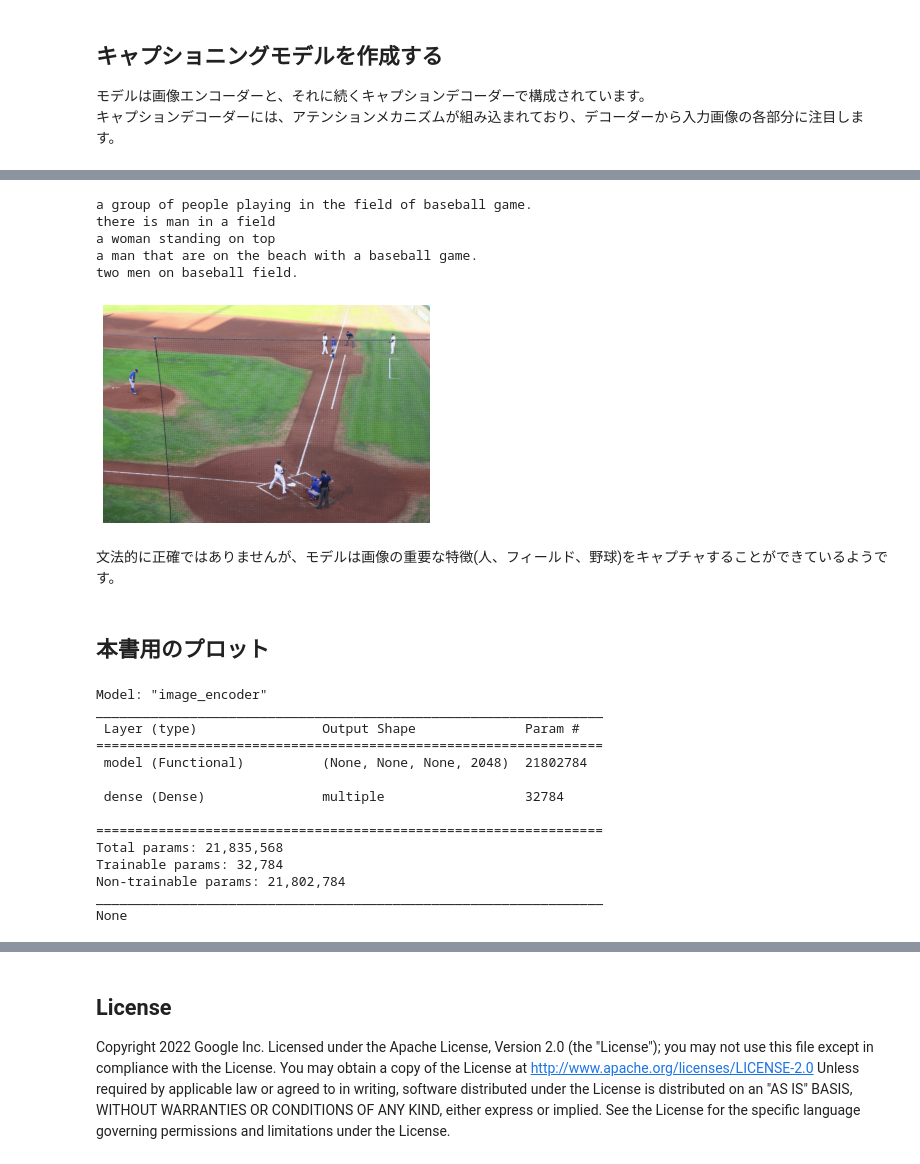
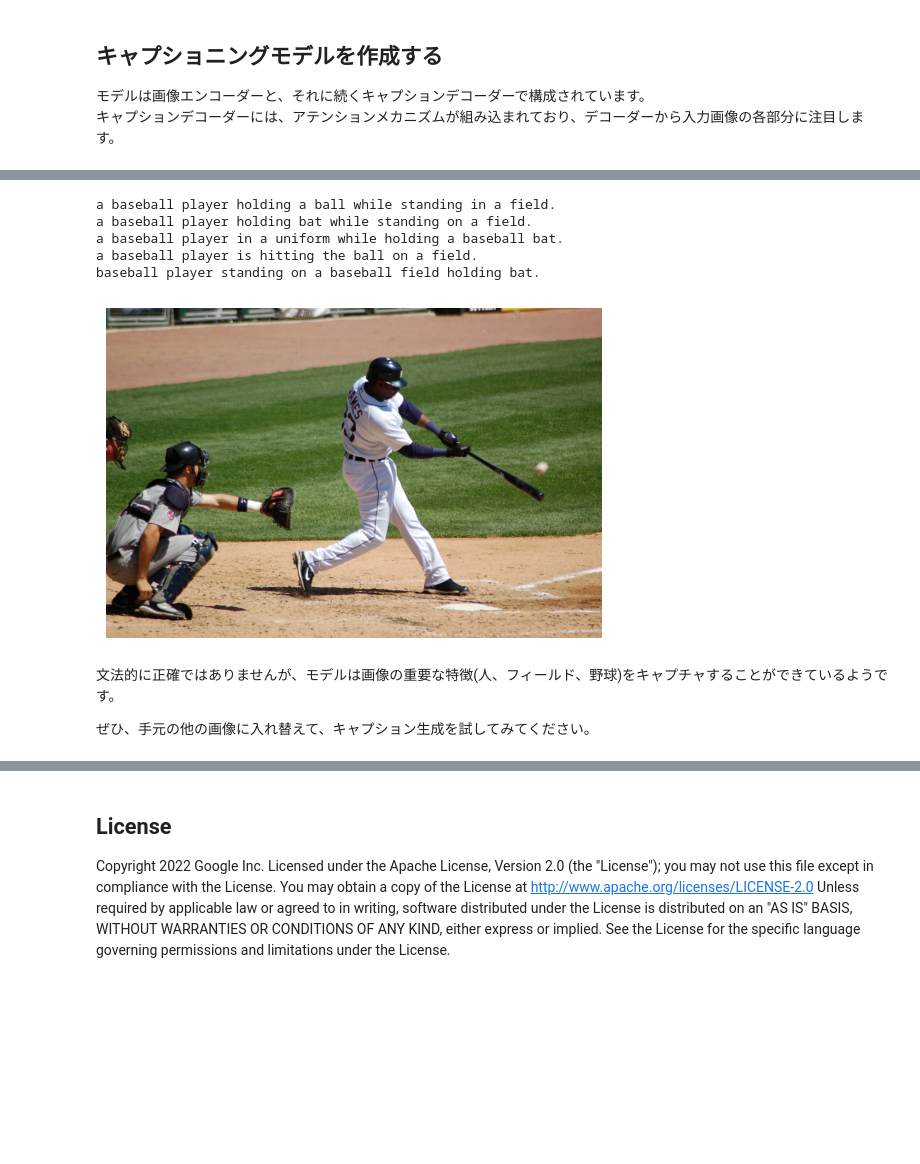
Before and after one commit to takumiohym/practical-ml-vision-book-ja, a Jupyter notebook: 12_generation/12e_image_captioning.ipynb, the cells around one changed output, grey strips where cells are left out. Saved outputs shown, nothing was run; the diff lists cells and outputs as text; code cells hidden in the pictures; blank space fills up the shorter version.

Commit message:
Overhauled image captioning notebook

```diff
--- a/12_generation/12e_image_captioning.ipynb
+++ b/12_generation/12e_image_captioning.ipynb
@@ -467,0 +306,13 @@ plt.plot(loss_plot);
+# %%
+FEATURE_EXTRACTOR.trainable = False
+
+image_input = Input(shape=(IMG_HEIGHT, IMG_WIDTH, IMG_CHANNELS))
+image_features = FEATURE_EXTRACTOR(image_input)
+
+x = Reshape((FEATURES_SHAPE[0] * FEATURES_SHAPE[1], FEATURES_SHAPE[2]))(
+    image_features
+)
+encoder_output = Dense(ATTENTION_DIM, activation="relu")(x)
+# %%
+encoder = tf.keras.Model(inputs=image_input, outputs=encoder_output)
+encoder.summary()
@@ -467,0 +447,18 @@ plt.plot(loss_plot);
+# %%
+gru_state_input = Input(shape=(ATTENTION_DIM), name="gru_state_input")
+
+# Reuse trained GRU, but update it so that it can receive states.
+gru_output, gru_state = decoder_gru(embed_x, initial_state=gru_state_input)
+
+# Reuse other layers as well
+context_vector = decoder_atention([gru_output, encoder_output])
+addition_output = Add()([gru_output, context_vector])
+layer_norm_output = layer_norm(addition_output)
+
+decoder_output = decoder_output_dense(layer_norm_output)
+
+# Define prediction Model with state input and output
+decoder_pred_model = tf.keras.Model(
+    inputs=[word_input, gru_state_input, encoder_output],
+    outputs=[decoder_output, gru_state],
+)
@@ -519,36 +508,21 @@ def predict_caption(filename):
 # %%
-filename="gs://practical-ml-vision-book/images/redhawks_game.jpg"
+filename="./sample_images/baseball.jpeg" # ./sample_images/surf.jpeg
+
 for i in range(5):
-    image, caption, attention_plot = predict_caption(filename)
-    print(' '.join(caption[:-1]))
+    image, caption = predict_caption(filename)
+    print(" ".join(caption[:-1]) + ".")
+
 img = tf.image.decode_jpeg(tf.io.read_file(filename), channels=IMG_CHANNELS)
-plt.imshow(img);
-plt.axis('off');
+plt.imshow(img)
+plt.axis("off");
 # %% [output]
-a group of people playing in the field of baseball game.
-there is man in a field
-a woman standing on top
-a man that are on the beach with a baseball game.
-two men on baseball field.
+a baseball player holding a ball while standing in a field.
+a baseball player holding bat while standing on a field.
+a baseball player in a uniform while holding a baseball bat.
+a baseball player is hitting the ball on a field.
+baseball player standing on a baseball field holding bat.
-[figure, old version]
+[figure, new version]
 # %% [markdown]
 文法的に正確ではありませんが、モデルは画像の重要な特徴(人、フィールド、野球)をキャプチャすることができているようです。
+
+ぜひ、手元の他の画像に入れ替えて、キャプション生成を試してみてください。
-# %% [markdown]
-## 本書用のプロット
-# %%
-print(encoder.summary())
-# %% [output]
-Model: "image_encoder"
-_________________________________________________________________
- Layer (type)                Output Shape              Param #
-=================================================================
- model (Functional)          (None, None, None, 2048)  21802784
-
- dense (Dense)               multiple                  32784
-
-=================================================================
-Total params: 21,835,568
-Trainable params: 32,784
-Non-trainable params: 21,802,784
-_________________________________________________________________
-None
```
Also changed, not shown: parts of 53 cells of this notebook, 2 other files.
